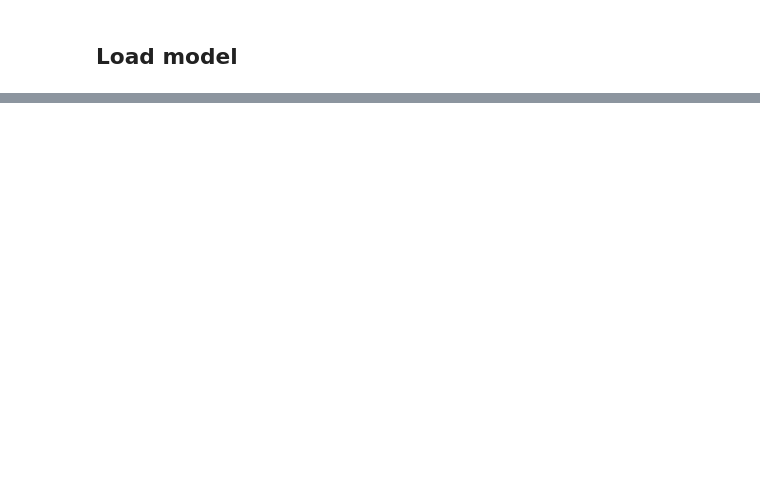
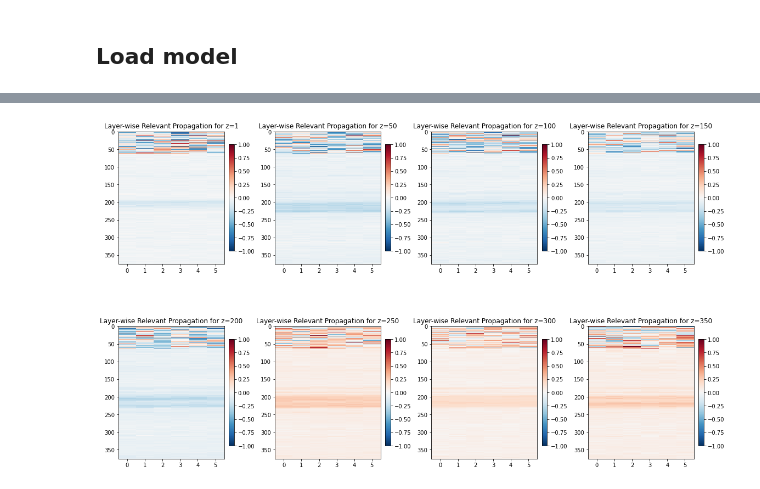
Before and after one commit to AdrienBq/Turbulence, a Jupyter notebook: explo/lrp.ipynb, the cells around one changed output, grey strips where cells are left out. Saved outputs shown, nothing was run; the diff lists cells and outputs as text; code cells hidden in the pictures; blank space fills up the shorter version.

```diff
--- a/explo/lrp.ipynb
+++ b/explo/lrp.ipynb
@@ -192,0 +114,40 @@ plt.show()
+# %%
+Z = [1,50,100,150,200,250,300,350]
+fig,axes = plt.subplots(2,4,figsize=(16,10))
+
+im00 = axes[0,0].imshow(utils.lrp(model_load, X, T, Z[0]) , cmap = 'RdBu_r' , interpolation = 'nearest', aspect=0.02, vmin=-1, vmax=1)
+fig.colorbar(im00, ax=axes[0,0], orientation='vertical', fraction=0.046, pad=0.04)
+axes[0,0].set_title(f"Layer-wise Relevant Propagation for z={Z[0]}")
+
+im01 = axes[0,1].imshow(utils.lrp(model_load, X, T, Z[1]) , cmap = 'RdBu_r' , interpolation = 'nearest', aspect=0.02, vmin=-1, vmax=1)
+fig.colorbar(im01, ax=axes[0,1], orientation='vertical', fraction=0.046, pad=0.04)
+axes[0,1].set_title(f"Layer-wise Relevant Propagation for z={Z[1]}")
+
+im02 = axes[0,2].imshow(utils.lrp(model_load, X, T, Z[2]) , cmap = 'RdBu_r' , interpolation = 'nearest', aspect=0.02, vmin=-1, vmax=1)
+fig.colorbar(im02, ax=axes[0,2], orientation='vertical', fraction=0.046, pad=0.04)
+axes[0,2].set_title(f"Layer-wise Relevant Propagation for z={Z[2]}")
+
+im03 = axes[0,3].imshow(utils.lrp(model_load, X, T, Z[3]) , cmap = 'RdBu_r' , interpolation = 'nearest', aspect=0.02, vmin=-1, vmax=1)
+fig.colorbar(im03, ax=axes[0,3], orientation='vertical', fraction=0.046, pad=0.04)
+axes[0,3].set_title(f"Layer-wise Relevant Propagation for z={Z[3]}")
+
+im10 = axes[1,0].imshow(utils.lrp(model_load, X, T, Z[4]) , cmap = 'RdBu_r' , interpolation = 'nearest', aspect=0.02, vmin=-1, vmax=1)
+fig.colorbar(im10, ax=axes[1,0], orientation='vertical', fraction=0.046, pad=0.04)
+axes[1,0].set_title(f"Layer-wise Relevant Propagation for z={Z[4]}")
+
+im11 = axes[1,1].imshow(utils.lrp(model_load, X, T, Z[5]) , cmap = 'RdBu_r' , interpolation = 'nearest', aspect=0.02, vmin=-1, vmax=1)
+fig.colorbar(im11, ax=axes[1,1], orientation='vertical', fraction=0.046, pad=0.04)
+axes[1,1].set_title(f"Layer-wise Relevant Propagation for z={Z[5]}")
+
+im12 = axes[1,2].imshow(utils.lrp(model_load, X, T, Z[6]) , cmap = 'RdBu_r' , interpolation = 'nearest', aspect=0.02, vmin=-1, vmax=1)
+fig.colorbar(im12, ax=axes[1,2], orientation='vertical', fraction=0.046, pad=0.04)
+axes[1,2].set_title(f"Layer-wise Relevant Propagation for z={Z[6]}")
+
+im13 = axes[1,3].imshow(utils.lrp(model_load, X, T, Z[7]) , cmap = 'RdBu_r' , interpolation = 'nearest', aspect=0.02, vmin=-1, vmax=1)
+fig.colorbar(im13, ax=axes[1,3], orientation='vertical', fraction=0.046, pad=0.04)
+axes[1,3].set_title(f"Layer-wise Relevant Propagation for z={Z[7]}")
+
+fig.tight_layout()
+plt.show()
+# %% [output]
+[figure, added]
```
Also changed, not shown: parts of 16 cells of this notebook, 4 other files.
